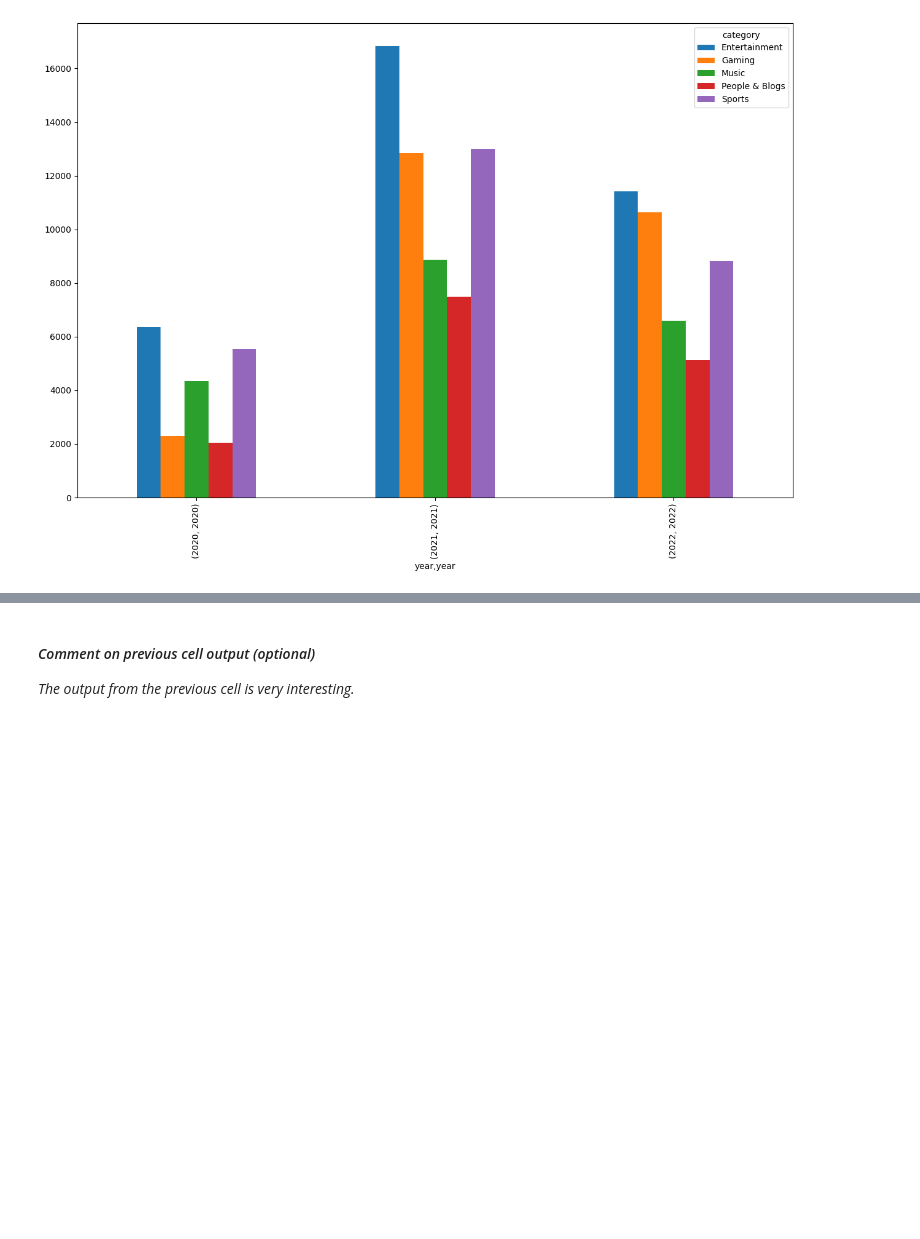
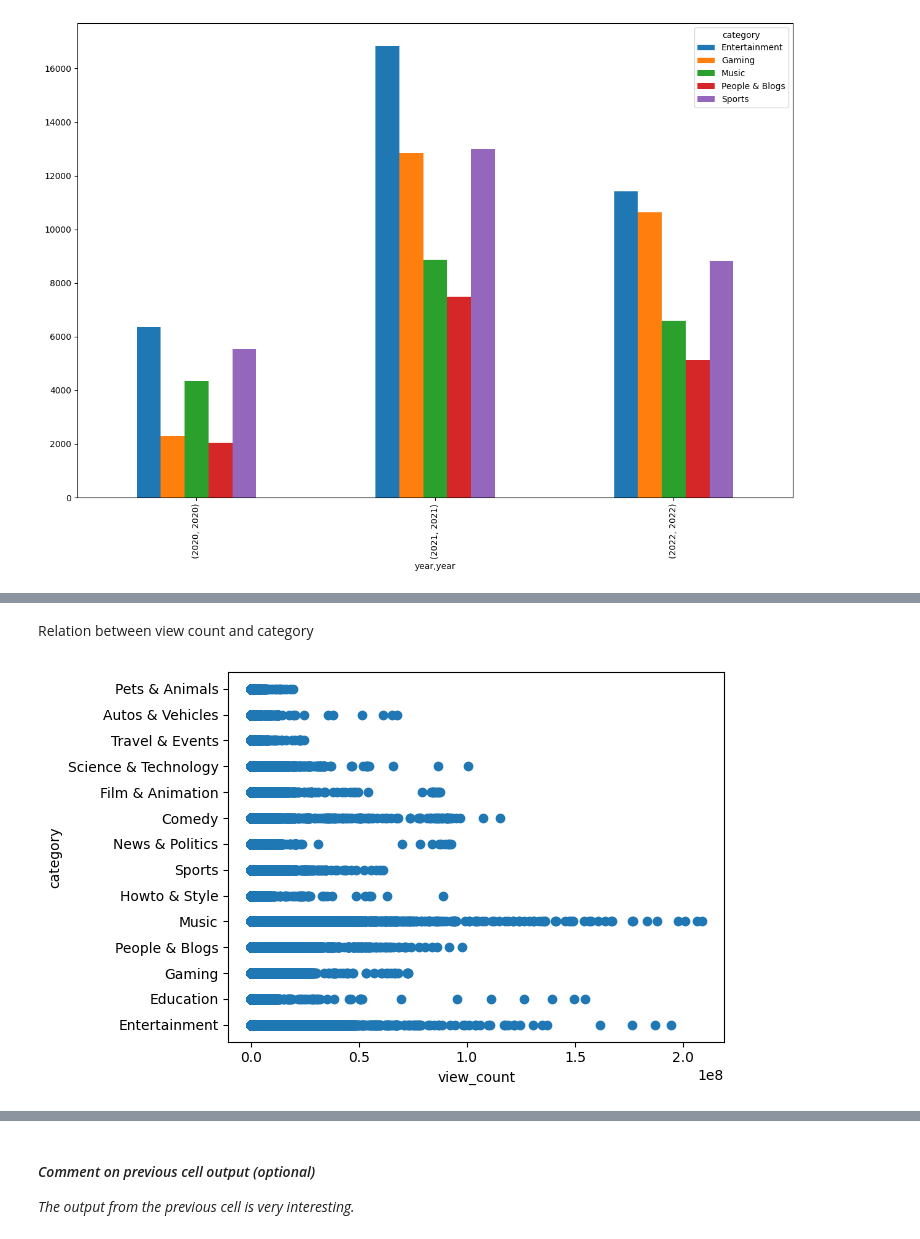
Before and after one commit to assh/DataScienceCoursework3, a Jupyter notebook: A3_Data_Analysis_Project.ipynb, the cells around one changed output, grey strips where cells are left out. Saved outputs shown, nothing was run; the diff lists cells and outputs as text; code cells hidden in the pictures; blank space fills up the shorter version.

```diff
--- a/A3_Data_Analysis_Project.ipynb
+++ b/A3_Data_Analysis_Project.ipynb
@@ -380,0 +414,11 @@ df.groupby(['year','category']).size().groupby(level=0).nlargest(5).unstack().pl
+# %% [markdown]
+Relation between view count and category
+# %%
+df_ob3 = df_ob3.dropna()
+
+plt.scatter(df_ob3['view_count'],df_ob3['category'].astype(str))
+plt.xlabel('view_count')
+plt.ylabel('category')
+plt.show()
+# %% [output]
+[figure, added]
```
Also changed, not shown: parts of 37 cells of this notebook.
